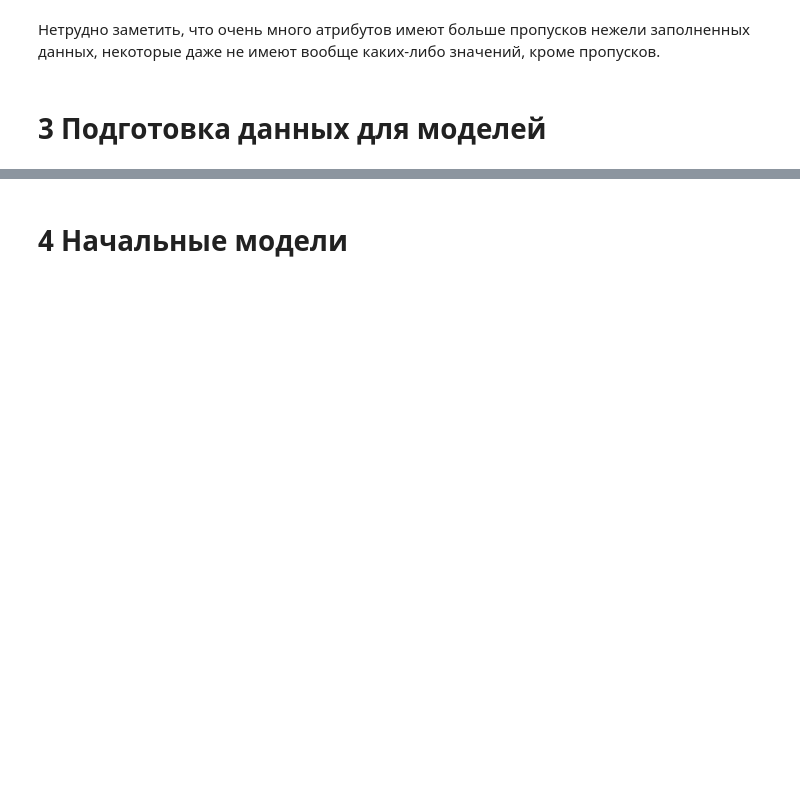
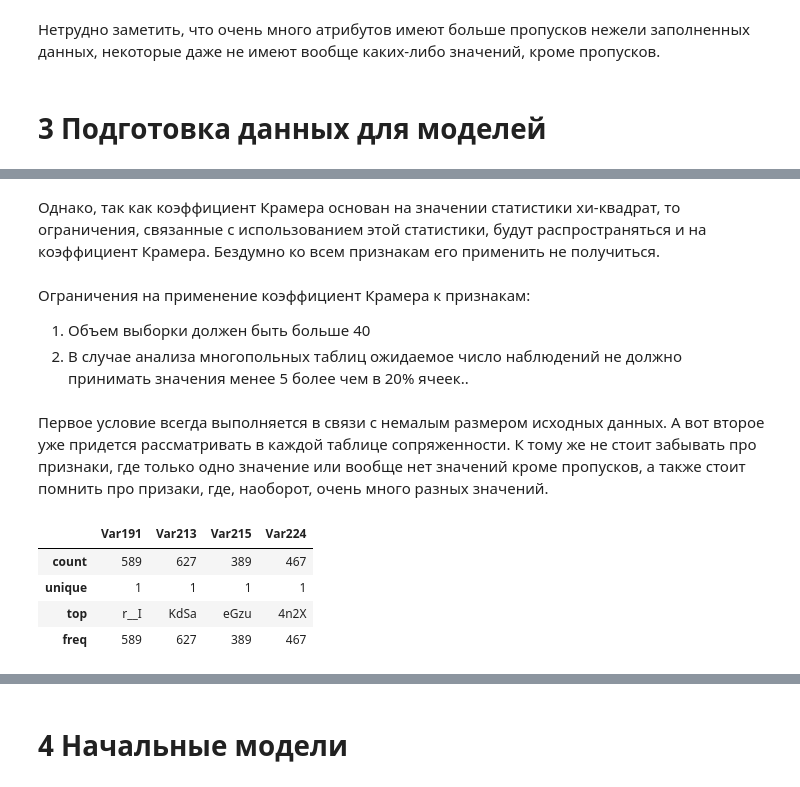
Before and after one commit to CheremGS/Repository_for_kaggle, a Jupyter notebook: Logical_models/Practical_work_kaggle.ipynb, the cells around one changed output, grey strips where cells are left out. Drawn from its saved outputs; the diff is of its cells as text; code cells hidden in the pictures; blank space fills up the shorter version.

```diff
--- a/Logical_models/Practical_work_kaggle.ipynb
+++ b/Logical_models/Practical_work_kaggle.ipynb
@@ -127,0 +137,22 @@ plt.show()
+# %% [markdown]
+Однако, так как коэффициент Крамера основан на значении статистики хи-квадрат, то ограничения, связанные с использованием этой статистики, будут распространяться и на коэффициент Крамера. Бездумно ко всем признакам его применить не получиться.
+# %% [markdown]
+Ограничения на применение коэффициент Крамера к признакам:
+1. Объем выборки должен быть больше 40
+2. В случае анализа многопольных таблиц ожидаемое число наблюдений не должно принимать значения менее 5 более чем в 20% ячеек..
+# %% [markdown]
+Первое условие всегда выполняется в связи с немалым размером исходных данных. А вот второе уже придется рассматривать в каждой таблице сопряженности. К тому же не стоит забывать про признаки, где только одно значение или вообще нет значений кроме пропусков, а также стоит помнить про призаки, где, наоборот, очень много разных значений.
+# %%
+list_one_value = []
+
+for x in df.select_dtypes(include='O').columns:
+    if df[x].nunique() == 1:
+        list_one_value.append(x)
+
+df[list_one_value].describe()
+# %% [output]
+|  | Var191 | Var213 | Var215 | Var224 |
+| count | 589 | 627 | 389 | 467 |
+| unique | 1 | 1 | 1 | 1 |
+| top | r__I | KdSa | eGzu | 4n2X |
+| freq | 589 | 627 | 389 | 467 |
```
Also changed, not shown: parts of 8 cells of this notebook.
